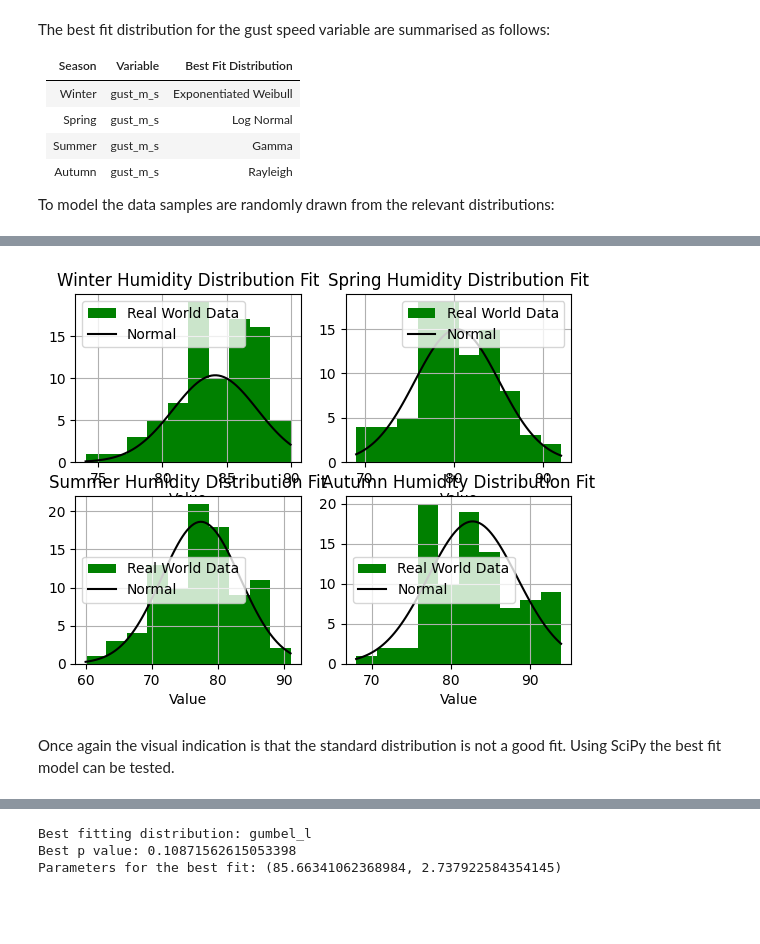
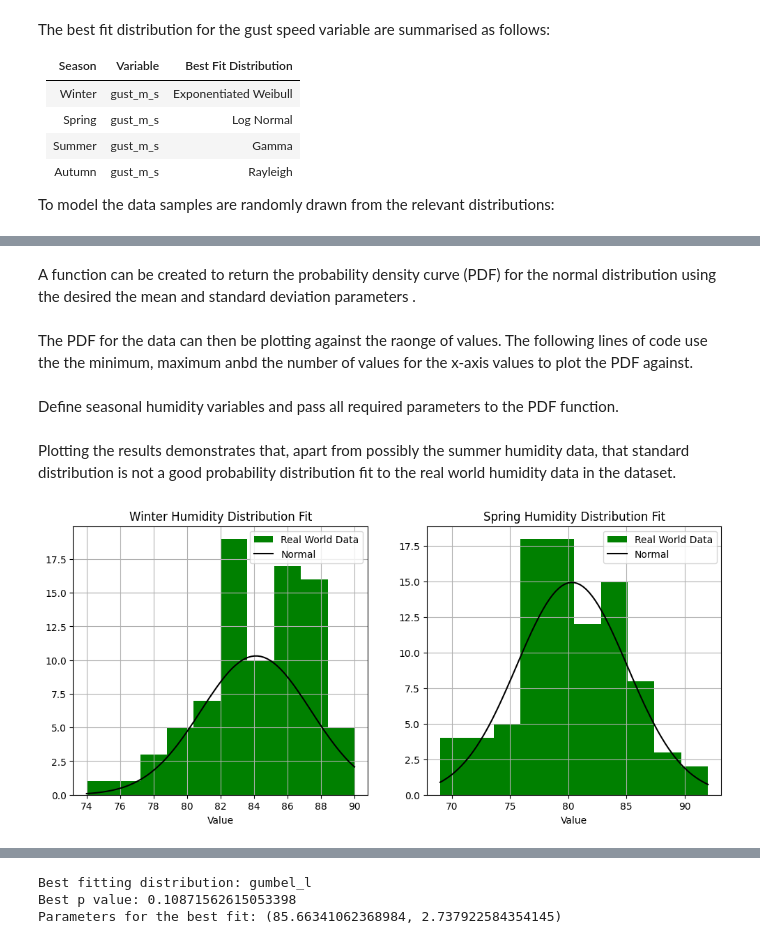
Before and after one commit to humphs078/ProgrammingforDataAnalysisAssignment_1, a Jupyter notebook: submission_notebook.ipynb, the cells around one changed output, grey strips where cells are left out. Drawn from its saved outputs; the diff is of its cells as text; code cells hidden in the pictures; blank space fills up the shorter version.

Commit message:
Notebook tidy up. Complete analysis of gust, humidity and chill variables.

```diff
--- a/submission_notebook.ipynb
+++ b/submission_notebook.ipynb
@@ -744,3 +794,5 @@ The python syntax for the Gaussian distribution is:
 - loc = mean of the distribution
 - scale = standard deviation of the distribution
 - size = output shape
+# %% [markdown]
+A function can be created to return the probability density curve (PDF) for the normal distribution using the desired the mean and standard deviation parameters .
@@ -747,6 +803,10 @@ The python syntax for the Gaussian distribution is:
+# %% [markdown]
+The PDF for the data can then be plotting against the raonge of values. The following lines of code use the the minimum, maximum anbd the number of values for the x-axis values to plot the PDF against.
 # %%
 winter_humidity_xl = np.linspace(winter.describe()['humidity_%']['min'], winter.describe()['humidity_%']['max'], winter_rows)
 spring_humidity_xl = np.linspace(spring.describe()['humidity_%']['min'], spring.describe()['humidity_%']['max'], spring_rows)
 summer_humidity_xl = np.linspace(summer.describe()['humidity_%']['min'], summer.describe()['humidity_%']['max'], summer_rows)
 autumn_humidity_xl = np.linspace(autumn.describe()['humidity_%']['min'], autumn.describe()['humidity_%']['max'], autumn_rows)
+# %% [markdown]
+Define seasonal humidity variables and pass all required parameters to the PDF function.
 # %%
@@ -758,36 +814,24 @@ norm_winter_humidity_pdf = normal_dist(winter_humidity_xl, winter.describe()['hu
 norm_spring_humidity_pdf = normal_dist(spring_humidity_xl, spring.describe()['humidity_%']['mean'], spring.describe()['humidity_%']['std'])
 norm_summer_humidity_pdf = normal_dist(summer_humidity_xl, summer.describe()['humidity_%']['mean'], summer.describe()['humidity_%']['std'])
 norm_autumn_humidity_pdf = normal_dist(autumn_humidity_xl, autumn.describe()['humidity_%']['mean'], autumn.describe()['humidity_%']['std'])
+# %% [markdown]
+Plotting the results demonstrates that, apart from possibly the summer humidity data, that standard distribution is not a good probability distribution fit to the real world humidity data in the dataset.
 # %%
-fig, axe = plt.subplots(2, 2)
-axe[0, 0].hist(winter['humidity_%'], label="Real World Data", color='green', bins=10)
-axe[0, 0].plot(winter_humidity_xl, norm_winter_humidity_pdf, label="Normal", color='black')
-axe[0, 0].set_title("Winter Humidity Distribution Fit")
-axe[0, 0].set_xlabel("Value")
-axe[0, 0].legend()
-axe[0, 0].grid()
+# Create an empty plot.
+fig, axe = plt.subplots(1, 2, figsize=(12,5))
 
-axe[0, 1].hist(spring['humidity_%'], label="Real World Data", color='green', bins=10)
-axe[0, 1].plot(spring_humidity_xl, norm_spring_humidity_pdf, label="Normal", color='black')
-axe[0, 1].set_title("Spring Humidity Distribution Fit")
-axe[0, 1].set_xlabel("Value")
-axe[0, 1].legend()
-axe[0, 1].grid()
-
-axe[1, 0].hist(summer['humidity_%'], label="Real World Data", color='green', bins=10)
-axe[1, 0].plot(summer_humidity_xl, norm_summer_humidity_pdf, label="Normal", color='black')
-axe[1, 0].set_title("Summer Humidity Distribution Fit")
-axe[1, 0].set_xlabel("Value")
-axe[1, 0].legend()
-axe[1, 0].grid()
-
-axe[1, 1].hist(autumn['humidity_%'], label="Real World Data", color='green', bins=10)
-axe[1, 1].plot(autumn_humidity_xl, norm_autumn_humidity_pdf, label="Normal", color='black')
-axe[1, 1].set_title("Autumn Humidity Distribution Fit")
-axe[1, 1].set_xlabel("Value")
-axe[1, 1].legend()
-axe[1, 1].grid()
+# plot the distributions and PDF
+axe[0].hist(winter['humidity_%'], label="Real World Data", color='green', bins=10)
+axe[0].plot(winter_humidity_xl, norm_winter_humidity_pdf, label="Normal", color='black')
+axe[0].set_title("Winter Humidity Distribution Fit")
+axe[0].set_xlabel("Value")
+axe[0].legend()
+axe[0].grid()
+axe[1].hist(spring['humidity_%'], label="Real World Data", color='green', bins=10)
+axe[1].plot(spring_humidity_xl, norm_spring_humidity_pdf, label="Normal", color='black')
+axe[1].set_title("Spring Humidity Distribution Fit")
+axe[1].set_xlabel("Value")
+axe[1].legend()
+axe[1].grid()
 # %% [output]
-[figure, old version]
+[figure, new version]
-# %% [markdown]
-Once again the visual indication is that the standard distribution is not a good fit. Using SciPy the best fit model can be tested.
```
Also changed, not shown: parts of 42 cells of this notebook.
